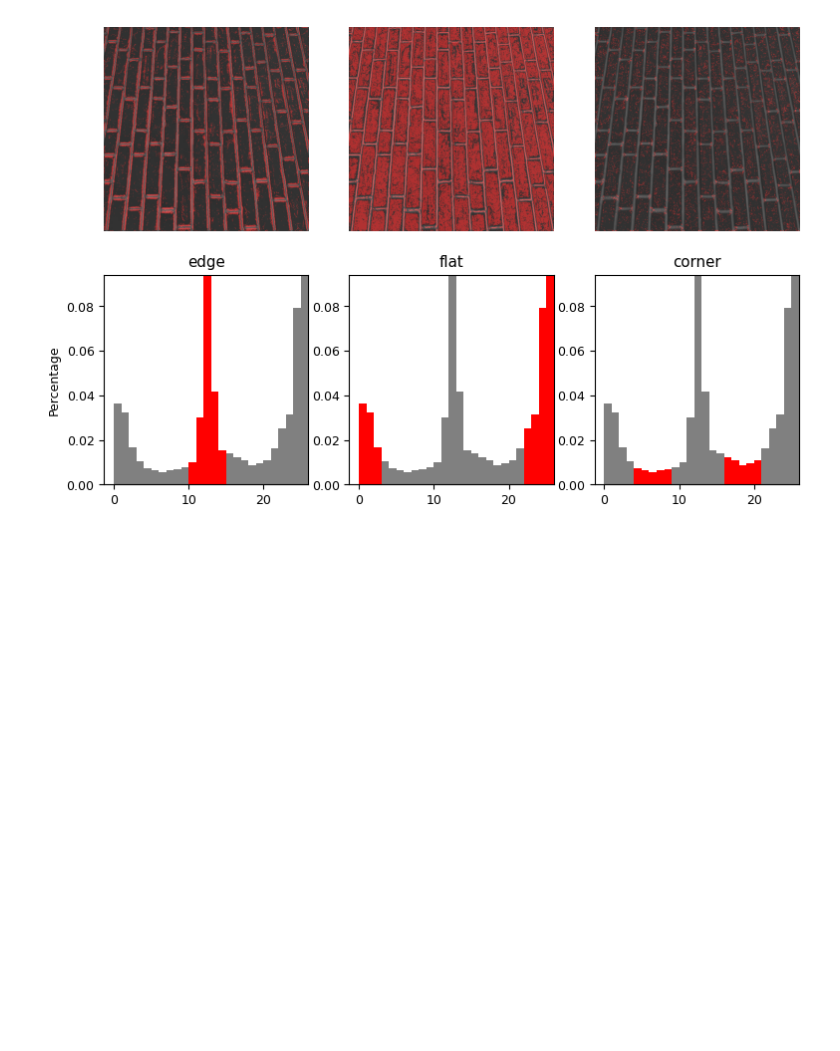
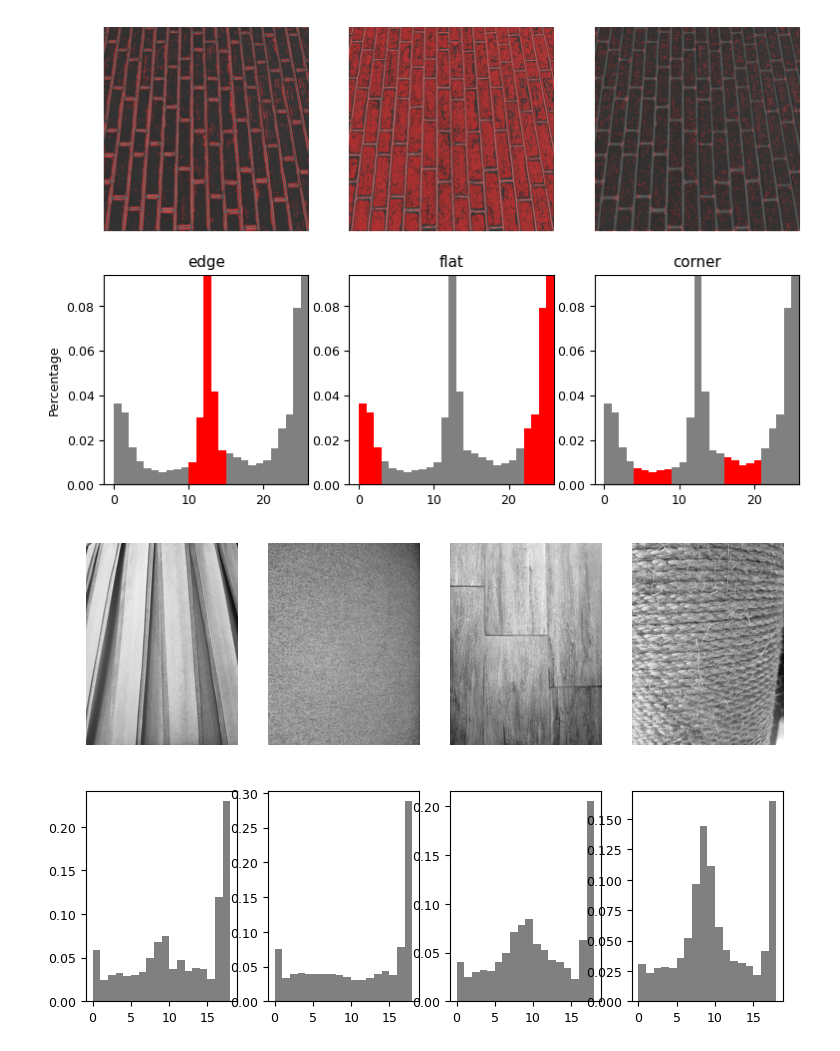
Before and after one commit to carmele9/vision_por_Computador, a Jupyter notebook: pattern_filter.ipynb, the cells around one changed output. Cells and saved outputs as stored; diff of their text form; code cells hidden in the pictures; blank space fills up the shorter version.

```diff
--- a/pattern_filter.ipynb
+++ b/pattern_filter.ipynb
@@ -145,4 +145,21 @@ for imagePath in glob.glob("training/*.jpg"):
     cv2.waitKey(0)
     cv2.destroyAllWindows()
 # %%
-# PINTAR HISTOGRAMAS PARA VER PQ SE LIA ENTRE FLOOR Y LAMP
+# PINTAR HISTOGRAMAS PARA VER PQ SE LIA ENTRE FLOOR, CURTAIN, LAMP
+fig, ((ax1,ax2,ax3,ax4),(ax5,ax6,ax7,ax8)) = plt.subplots(nrows=2, ncols=4, figsize=(9,6))
+plt.gray()
+ax1.imshow(refs_image_lamp)
+ax1.axis("off")
+hist(ax5, refs["lamp"])
+ax2.imshow(refs_image_curtain)
+ax2.axis("off")
+hist(ax6, refs["curtain"])
+ax3.imshow(refs_image_floor)
+ax3.axis("off")
+hist(ax7, refs["floor"])
+ax4.imshow(refs_image_rope)
+ax4.axis("off")
+hist(ax8, refs["rope"])
+plt.show()
+# %% [output]
+[figure, added]
```
Also changed, not shown: 11 other files.
